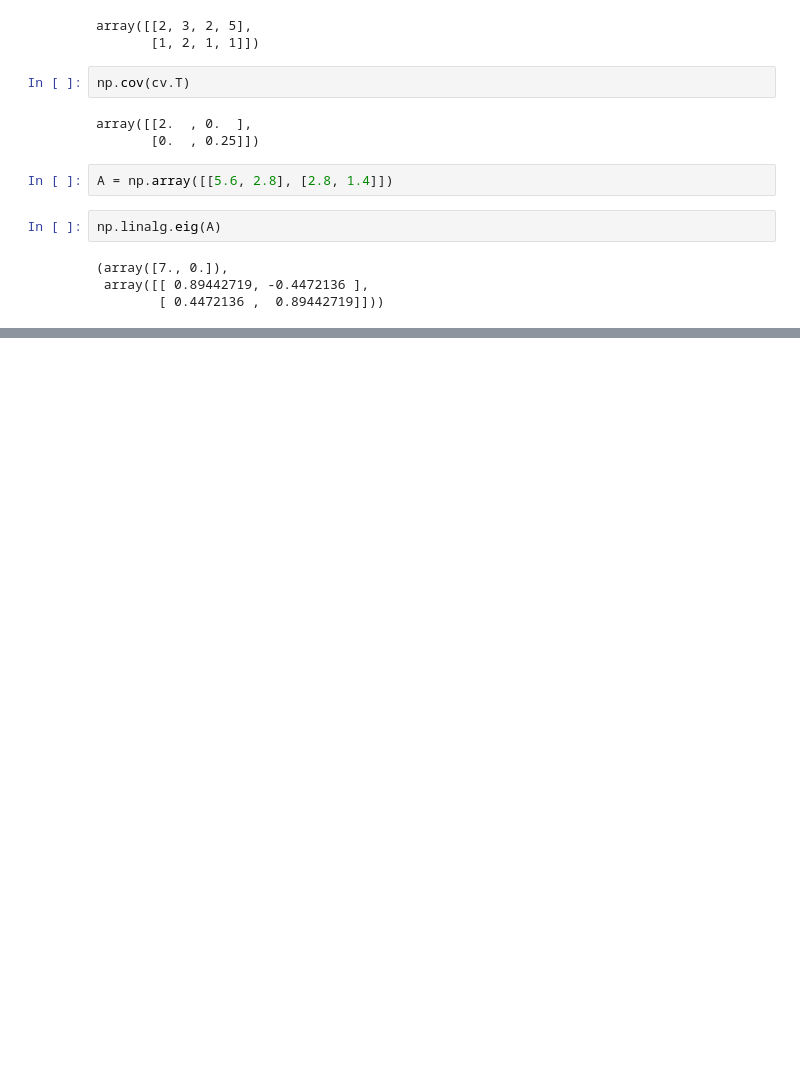
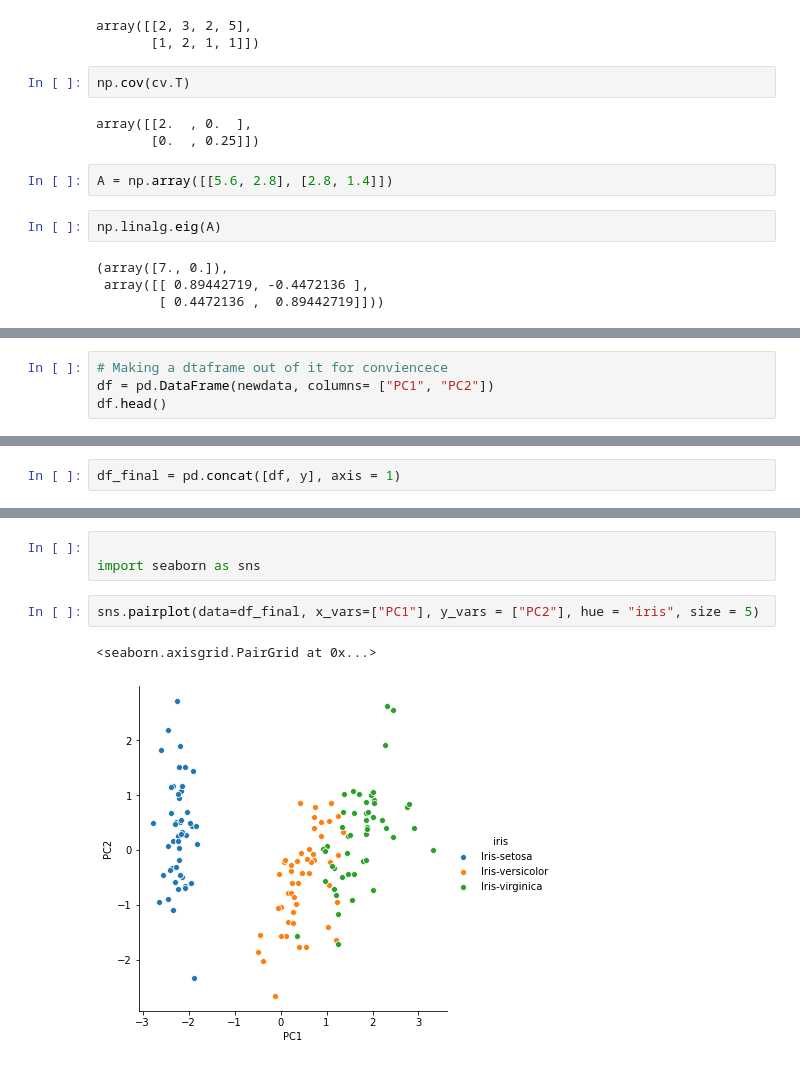
Before and after one commit to OggyMishra/j_notebooks, a Jupyter notebook: unsupervised-learning/pca/Untitled.ipynb, the cells around one changed output, grey strips where cells are left out. Cells and saved outputs as stored; diff of their text form; blank space fills up the shorter version.

```diff
--- a/unsupervised-learning/pca/Untitled.ipynb
+++ b/unsupervised-learning/pca/Untitled.ipynb
@@ -104,0 +200,4 @@ np.linalg.eig(A)
+# %%
+# Making a dtaframe out of it for conviencece
+df = pd.DataFrame(newdata, columns= ["PC1", "PC2"])
+df.head()
@@ -104,0 +211,2 @@ np.linalg.eig(A)
+# %%
+df_final = pd.concat([df, y], axis = 1)
@@ -104,0 +222,8 @@ np.linalg.eig(A)
+# %%
+
+import seaborn as sns
+# %%
+sns.pairplot(data=df_final, x_vars=["PC1"], y_vars = ["PC2"], hue = "iris", size = 5)
+# %% [output]
+<seaborn.axisgrid.PairGrid at 0x...>
+[figure, added]
```
Also changed, not shown: parts of 20 cells of this notebook, 14 other files.
